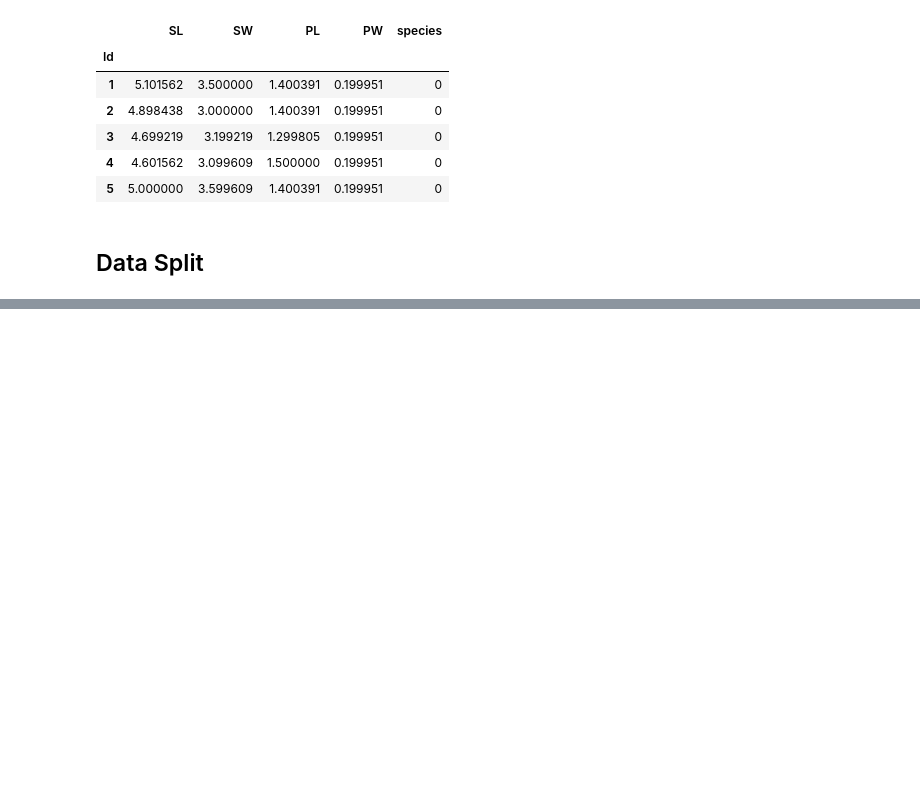
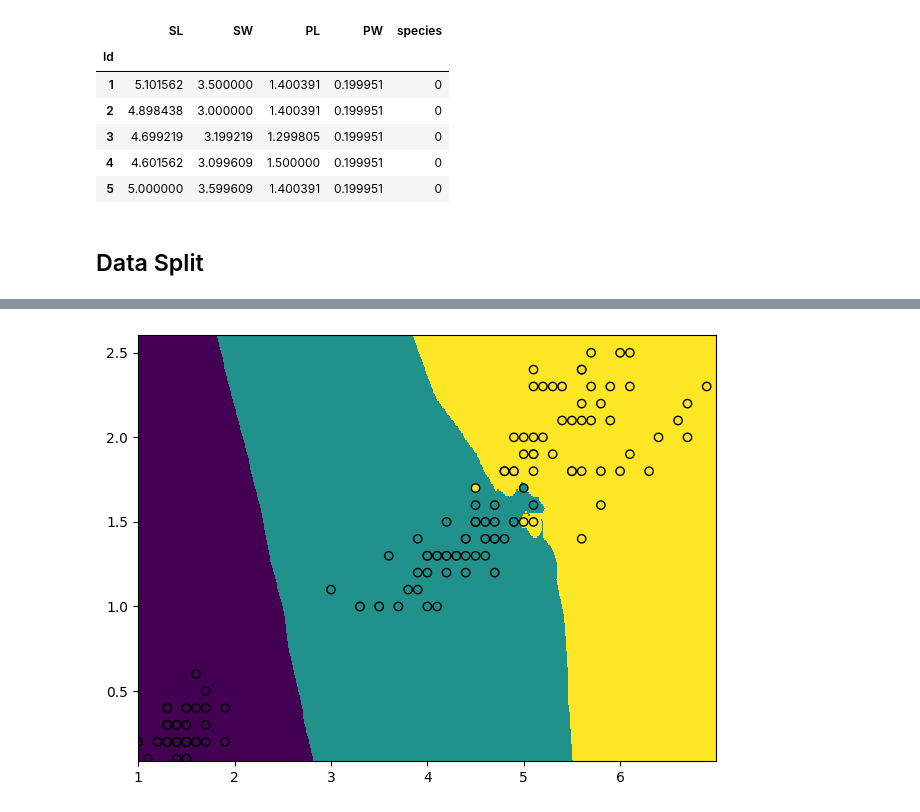
Before and after one commit to raihan-ahmed-dip/MLDS_1020, a Jupyter notebook: Iris_flower_classification/iris_classification.ipynb, the cells around one changed output, grey strips where cells are left out. Cells and saved outputs as stored; diff of their text form; code cells hidden in the pictures; blank space fills up the shorter version.

```diff
--- a/Iris_flower_classification/iris_classification.ipynb
+++ b/Iris_flower_classification/iris_classification.ipynb
@@ -177,0 +346,5 @@ xtrain, xtest, ytrain, ytest = train_test_split(
+# %%
+x1, x2 = np.meshgrid(
+    np.arange(1.0, 7.0, 0.01),
+    np.arange(0.09, 2.60, 0.01)
+)
@@ -177,0 +371,4 @@ xtrain, xtest, ytrain, ytest = train_test_split(
+# %%
+features = np.c_[x1.flatten(), x2.flatten()]
+# %%
+yy = model3.predict(features)
@@ -177,0 +379,3 @@ xtrain, xtest, ytrain, ytest = train_test_split(
+# %%
+ypredGrid = yy.reshape(x1.shape)
+ypredGrid
@@ -177,0 +390,8 @@ xtrain, xtest, ytrain, ytest = train_test_split(
+# %%
+plt.figure()
+plt.pcolormesh(x1, x2, ypredGrid)
+plt.scatter(df.PL, df.PW, c=df.species, edgecolors='black')
+plt.tight_layout()
+plt.show()
+# %% [output]
+[figure, added]
```
Also changed, not shown: parts of 37 cells of this notebook.
